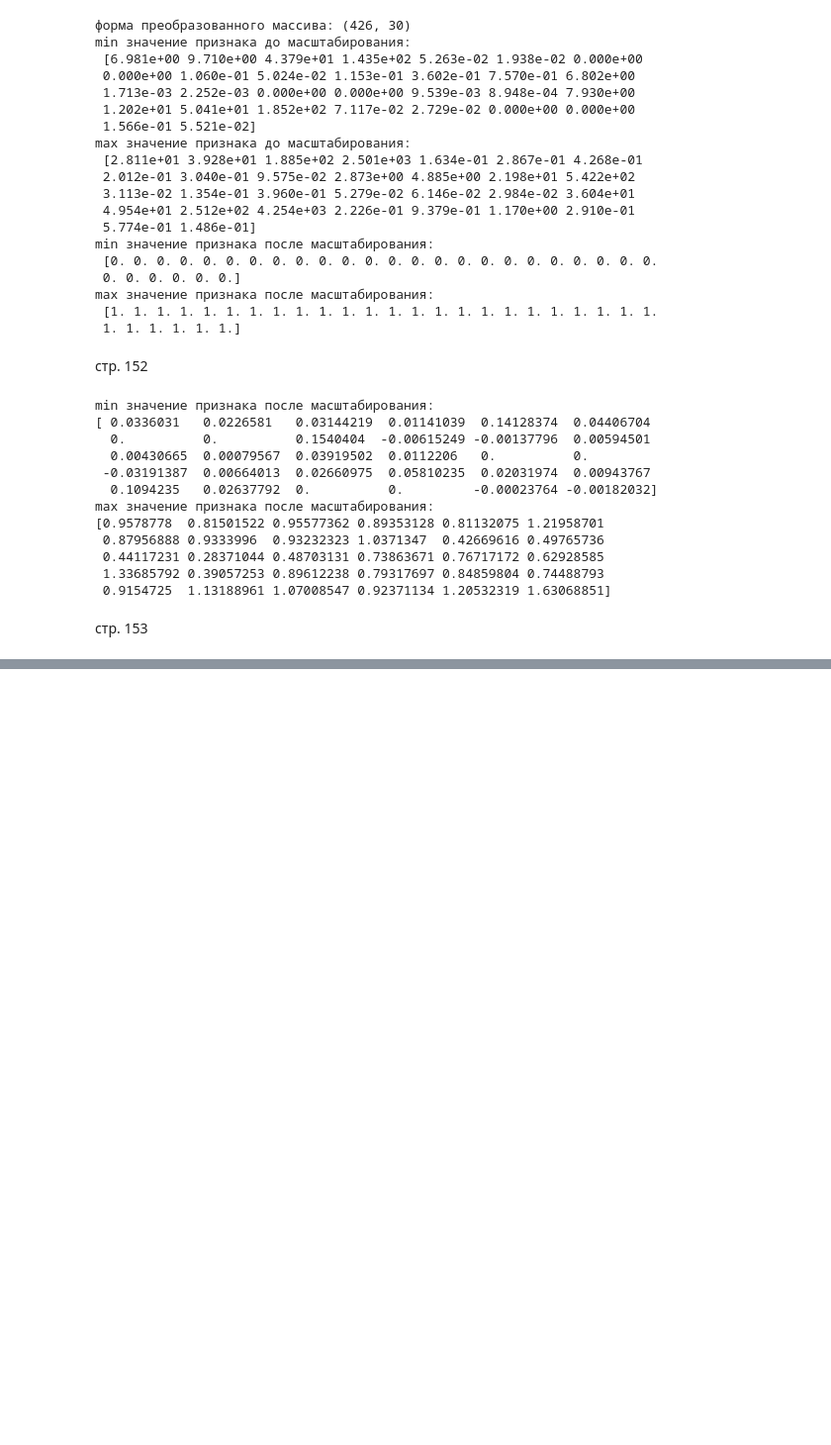
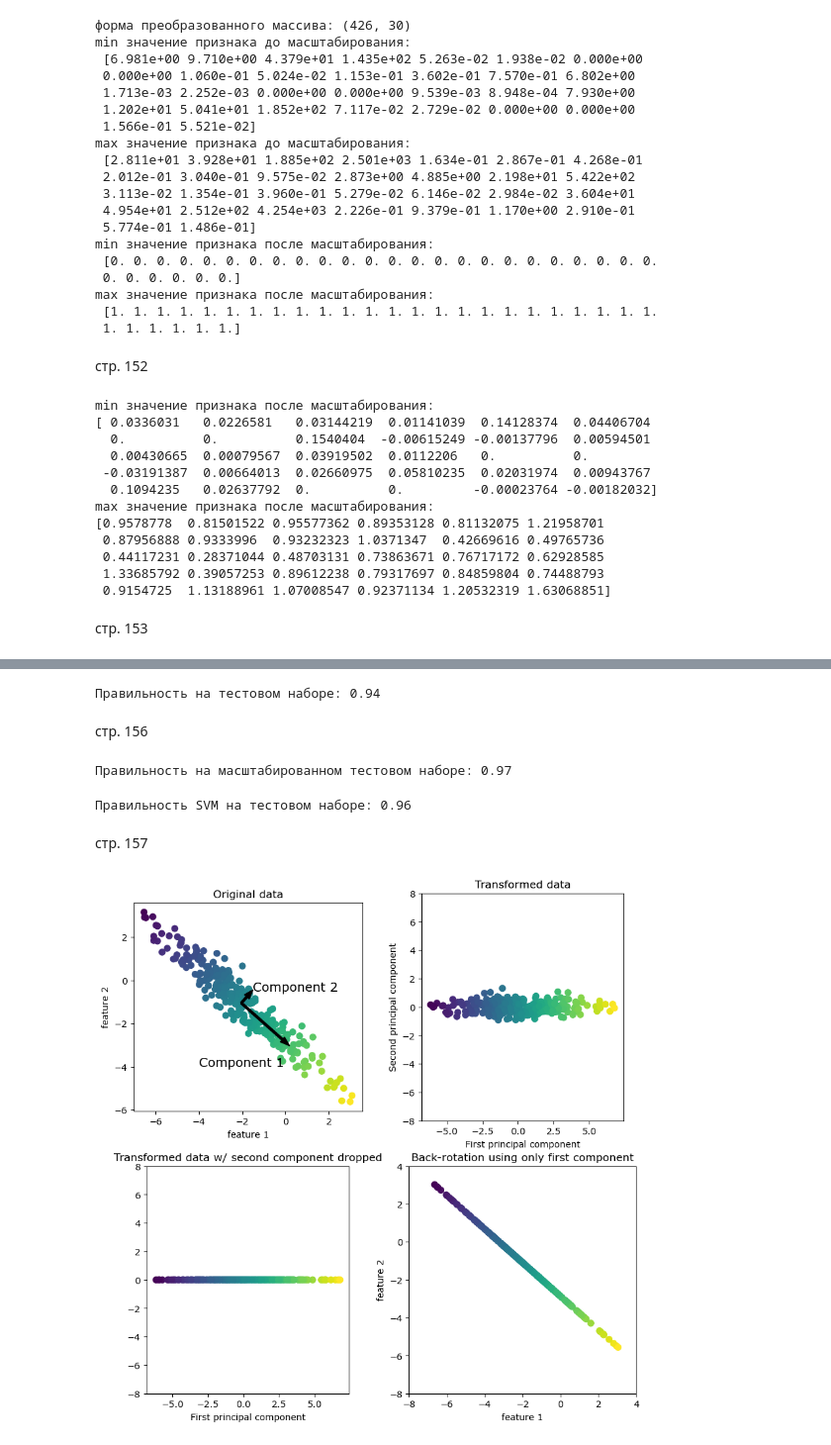
Before and after one commit to grigvlwork/ml_muller, a Jupyter notebook: chapter3.ipynb, the cells around one changed output, grey strips where cells are left out. Shown: that part at 99% size. Drawn from its saved outputs; the diff is of its cells as text; code cells hidden in the pictures; blank space fills up the shorter version.

```diff
--- a/chapter3.ipynb
+++ b/chapter3.ipynb
@@ -133,0 +136,44 @@ for ax in axes:
+# %%
+from sklearn.svm import SVC
+X_train, X_test, y_train, y_test = train_test_split(cancer.data, cancer.target,
+                                                    random_state=0)
+svm = SVC(C=100)
+svm.fit(X_train, y_train)
+print("Правильность на тестовом наборе: {:.2f}".format(svm.score(X_test, y_test)))
+# %% [output]
+Правильность на тестовом наборе: 0.94
+# %% [markdown]
+стр. 156
+# %%
+# предварительная обработка с помощью шкалирования 0-1
+scaler = MinMaxScaler()
+scaler.fit(X_train)
+X_train_scaled = scaler.transform(X_train)
+X_test_scaled = scaler.transform(X_test)
+# построение SVM на масштабированных обучающих данных
+svm.fit(X_train_scaled, y_train)
+# оценка правильности для масштабированного тестового набора
+print("Правильность на масштабированном тестовом наборе: {:.2f}".format(
+    svm.score(X_test_scaled, y_test)))
+# %% [output]
+Правильность на масштабированном тестовом наборе: 0.97
+# %%
+# предварительная обработка с помощью масштабирования
+# нулевым средним и единичной дисперсией
+from sklearn.preprocessing import StandardScaler
+scaler = StandardScaler()
+scaler.fit(X_train)
+X_train_scaled = scaler.transform(X_train)
+X_test_scaled = scaler.transform(X_test)
+# построение SVM на масштабированных обучающих данных
+svm.fit(X_train_scaled, y_train)
+# оценка правильности для масштабированного тестового набора
+print("Правильность SVM на тестовом наборе: {:.2f}".format(svm.score(X_test_scaled, y_test)))
+# %% [output]
+Правильность SVM на тестовом наборе: 0.96
+# %% [markdown]
+стр. 157
+# %%
+mglearn.plots.plot_pca_illustration()
+# %% [output]
+[figure, added]
```
Also changed, not shown: parts of 16 cells of this notebook.
